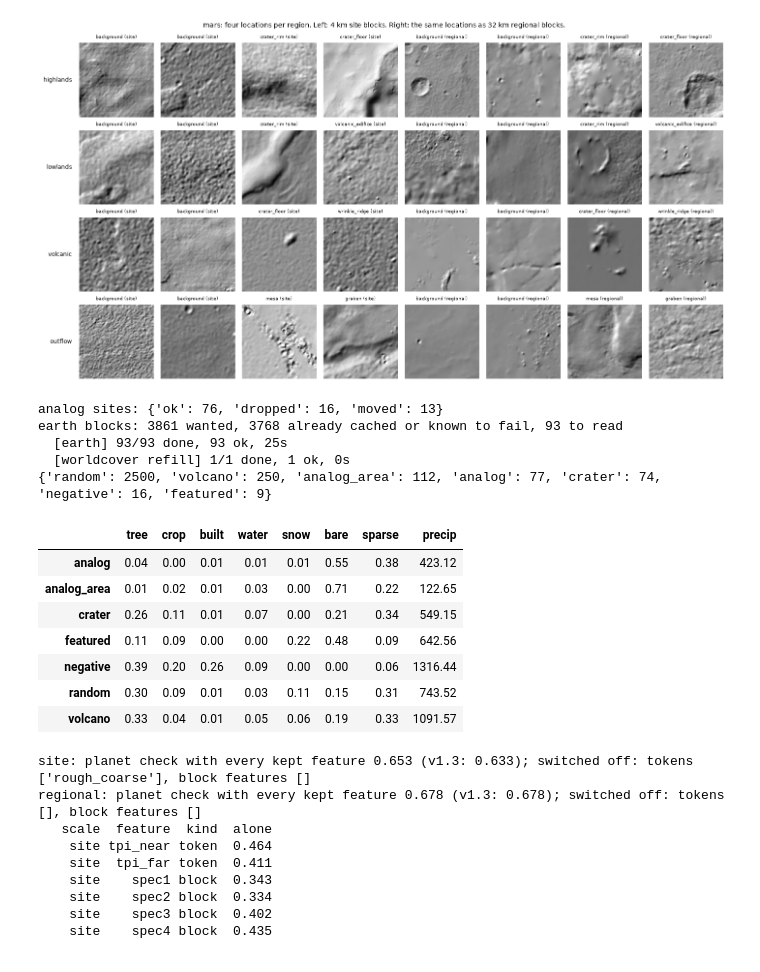
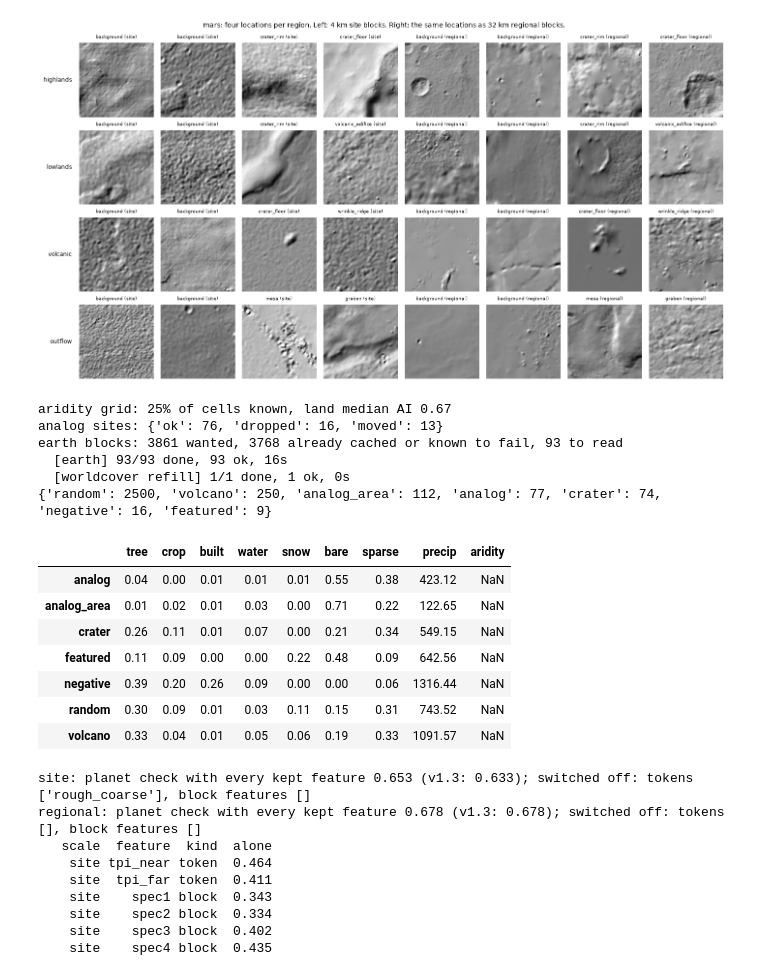
Before and after one commit to jameshou28/common-ground, a Jupyter notebook: ml/model.ipynb, the cells around one changed output. Drawn from its saved outputs; the diff is of its cells as text; code cells hidden in the pictures.

```diff
--- a/ml/model.ipynb
+++ b/ml/model.ipynb
@@ -56,7 +56,7 @@ SIZES = {
     "v1": dict(per_region=600, n_random_land=2500, n_volcanoes=300, n_eval=150, n_boot=20),
     "full": dict(per_region=2000, n_random_land=20000, n_volcanoes=400, n_eval=200, n_boot=50),
 }
-MODEL_VERSION = f"regions-2.0.1-{PROFILE}"
+MODEL_VERSION = f"regions-2.1-{PROFILE}"
 CACHE_TAG = "r3"                  # bump when features or sampling change, so old caches aren't reused
 SEED = 20261114
 CFG = dict(
@@ -75,6 +75,10 @@ CFG = dict(
     cover_max=0.3, snap_km=6.0,                # analog sites with more tree/crop/built/water than this get nudged
     discount_floor=0.0,                        # overall = landscape x (floor + (1 - floor) x conditions). 0.4 let farmland through
     earth_floor_grid=(0.2, 0.3, 0.4),           # landscape = similarity x (floor + (1 - floor) x Earth percentile); picked on held-out sites
+    earth_gamma_grid=(1.0, 0.7, 0.5),          # v2.1: Earth factor = floor + (1 - floor) x percentile^gamma; under 1 is gentler on mid-ranked land
+    surface_beta_grid=(0.25, 0.35, 0.5),       # v2.1: overall = landscape x (surface / 100)^beta instead of sqrt(landscape x surface)
+    terrain_power_grid=(1.0, 0.85, 0.75, 0.65, 0.55),  # v2.1: similarity = 100 x p^k; under 1 lifts mid-range matches more than top ones (same order)
+    keep_analog_overall=0.92,                  # v2.1: verified sites' median overall must stay at least this share of v2.0's
     weight_lambda_grid=(0.0, 0.5, 1.0, 2.0),    # library weighting strength (0 = off); picked on held-out sites
     commonness_n=200,                           # random Earth blocks used to measure how common each library block's terrain is
     joint_beta=0.5,                             # weight of landform triplets next to region triplets in the joint loss
@@ -1665,8 +1722,30 @@ def precip_grid():
 PRECIP = precip_grid()
 
 
-class _PrecipOnly:                      # lets rt.precip_at run before the model object exists
+def aridity_grid():
+    # v2.1: Global Aridity Index v3.1 (Zomer, Xu & Trabucco 2022, figshare 7504448, CC BY 4.0), 30 arc-seconds,
+    # averaged to the rainfall grid (10 arc-minutes, row 0 = 90 N). stored as AI x 10000; 65535 = unknown (sea, south of 60 S)
+    out = RAW / "climate" / "aridity_10m.npy"
+    if not out.exists():
+        tif = RAW / "climate" / "aridity" / "Global-AI_ET0__annual_v3_1" / "ai_v31_yr.tif"
+        g = np.full(PRECIP.shape, 65535, dtype=np.uint16)
+        with rasterio.open(tif) as ds:
+            rows = int(round((ds.bounds.top - ds.bounds.bottom) / 180.0 * g.shape[0]))
+            a = ds.read(1, out_shape=(rows, g.shape[1]), resampling=rasterio.enums.Resampling.average).astype(np.float64)
+        r0 = int(round((90.0 - ds.bounds.top) / 180.0 * g.shape[0]))
+        g[r0:r0 + rows] = np.clip(a, 0, 65534).astype(np.uint16)
+        g[PRECIP >= 65535] = 65535                         # the aridity file has 0 on the sea; keep only land
+        np.save(out, g)
+    return np.load(out)
+
+
+ARIDITY = aridity_grid()
+print(f"aridity grid: {(ARIDITY < 65535).mean():.0%} of cells known, land median AI {np.median(ARIDITY[ARIDITY < 65535]) / 1e4:.2f}")
+
+
+class _PrecipOnly:                      # lets rt.precip_at / rt.aridity_at run before the model object exists
     precip = PRECIP
+    aridity = ARIDITY
 
 
 def merged_sites():
@@ -1798,6 +1877,7 @@ def earth_block(job):
     tr_, br = rt.compute_features(reg, R, "regional")
     env = rd.worldcover_shares(lat, lon)
     env["precip"] = rt.precip_at(_PrecipOnly, lat, lon)
+    env["aridity"] = rt.aridity_at(_PrecipOnly, lat, lon)   # v2.1
     return dict(tokens_site=ts.astype(np.float32), block_site=bs, tokens_regional=tr_.astype(np.float32), block_regional=br,
                 dem_site=site.astype(np.float32), dem_regional=reg.astype(np.float32), **env)
 
@@ -1837,42 +1917,43 @@ def build_earth(rng):
     refill = [k for k, (j, r) in enumerate(kept) if np.isnan(r.get("sparse", np.nan))]
     if refill:
         got = run_parallel(lambda j: rd.worldcover_shares(j["lat"], j["lon"]), [kept[k][0] for k in refill], "worldcover refill", every=500)
         for k, e in zip(refill, got):
             if e:
                 kept[k][1].update({g: v for g, v in e.items() if g != "precip"})
     rand = [k for k in kept if k[0]["set"] == "random"][:CFG["n_random_land"]]
     kept = rand + [k for k in kept if k[0]["set"] != "random"]
     keep_dem = np.array([j["set"] in ("featured", "analog", "crater", "negative") and "dem_site" in r for j, r in kept])
     E = dict(
         **{c: np.array([j[c] for j, _ in kept]) for c in ("name", "lat", "lon", "set", "target", "expected", "tag", "split", "kind", "coordq", "lftag")},
         **{f: np.stack([r[f] for _, r in kept]) for f in fields},
         dem_site=np.stack([r["dem_site"] for (j, r), k in zip(kept, keep_dem) if k]).astype(np.float32),
         dem_regional=np.stack([r["dem_regional"] for (j, r), k in zip(kept, keep_dem) if k]).astype(np.float32),
         dem_index=np.flatnonzero(keep_dem),
         **{g: np.array([r[g] for _, r in kept], dtype=float) for g in rt.ENV_NAMES},
         failed=np.array(sorted(failed) or [""]))
     np.savez_compressed(path, **E)
     return E
 
 
 earth = build_earth(np.random.default_rng(SEED + 7))
 earth_group = np.array([f"{int(a // 5)}:{int(b // 5)}" for a, b in zip(earth["lat"], earth["lon"])])
 print(pd.Series(earth["set"]).value_counts().to_dict())
 pd.DataFrame({g: earth[g] for g in rt.ENV_NAMES}).groupby(earth["set"]).mean().round(2)
 # %% [output]
+aridity grid: 25% of cells known, land median AI 0.67
 analog sites: {'ok': 76, 'dropped': 16, 'moved': 13}
 earth blocks: 3861 wanted, 3768 already cached or known to fail, 93 to read
-  [earth] 93/93 done, 93 ok, 25s
+  [earth] 93/93 done, 93 ok, 16s
   [worldcover refill] 1/1 done, 1 ok, 0s
 {'random': 2500, 'volcano': 250, 'analog_area': 112, 'analog': 77, 'crater': 74, 'negative': 16, 'featured': 9}
-|  | tree | crop | built | water | snow | bare | sparse | precip |
-| analog | 0.04 | 0.00 | 0.01 | 0.01 | 0.01 | 0.55 | 0.38 | 423.12 |
-| analog_area | 0.01 | 0.02 | 0.01 | 0.03 | 0.00 | 0.71 | 0.22 | 122.65 |
-| crater | 0.26 | 0.11 | 0.01 | 0.07 | 0.00 | 0.21 | 0.34 | 549.15 |
-| featured | 0.11 | 0.09 | 0.00 | 0.00 | 0.22 | 0.48 | 0.09 | 642.56 |
-| negative | 0.39 | 0.20 | 0.26 | 0.09 | 0.00 | 0.00 | 0.06 | 1316.44 |
-| random | 0.30 | 0.09 | 0.01 | 0.03 | 0.11 | 0.15 | 0.31 | 743.52 |
-| volcano | 0.33 | 0.04 | 0.01 | 0.05 | 0.06 | 0.19 | 0.33 | 1091.57 |
+|  | tree | crop | built | water | snow | bare | sparse | precip | aridity |
+| analog | 0.04 | 0.00 | 0.01 | 0.01 | 0.01 | 0.55 | 0.38 | 423.12 | NaN |
+| analog_area | 0.01 | 0.02 | 0.01 | 0.03 | 0.00 | 0.71 | 0.22 | 122.65 | NaN |
+| crater | 0.26 | 0.11 | 0.01 | 0.07 | 0.00 | 0.21 | 0.34 | 549.15 | NaN |
+| featured | 0.11 | 0.09 | 0.00 | 0.00 | 0.22 | 0.48 | 0.09 | 642.56 | NaN |
+| negative | 0.39 | 0.20 | 0.26 | 0.09 | 0.00 | 0.00 | 0.06 | 1316.44 | NaN |
+| random | 0.30 | 0.09 | 0.01 | 0.03 | 0.11 | 0.15 | 0.31 | 743.52 | NaN |
+| volcano | 0.33 | 0.04 | 0.01 | 0.05 | 0.06 | 0.19 | 0.33 | 1091.57 | NaN |
 # %%
 lib = {k: np.concatenate([libs[w][k] for w in WORLDS]) for k in libs["moon"]}
 N_LIB = len(lib["region"])
```
Also changed, not shown: parts of 14 cells of this notebook, 9 other files.
